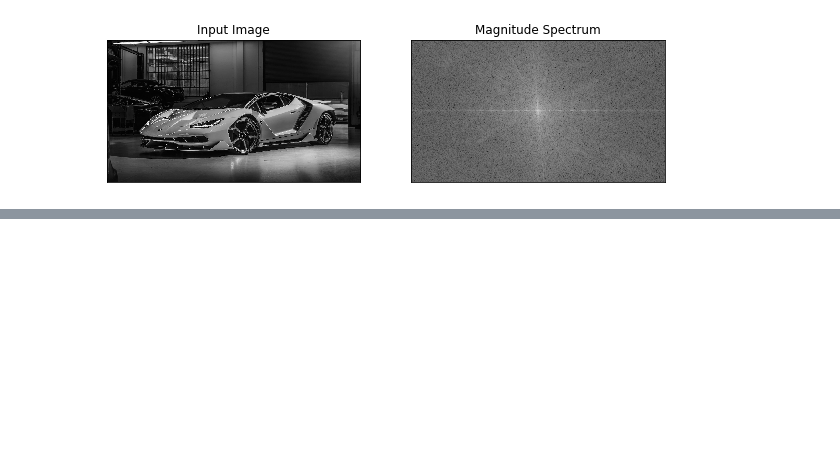
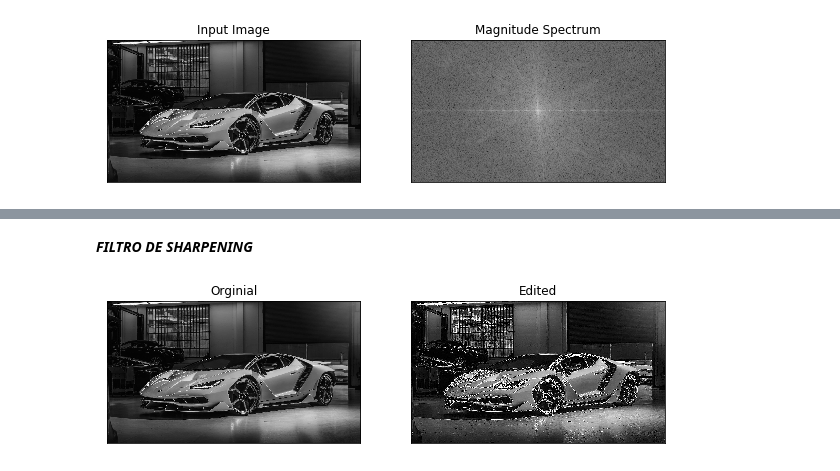
Before and after one commit to jej24/LAB_CLASS_f_espac, a Jupyter notebook: Lab1_class.ipynb, the cells around one changed output, grey strips where cells are left out. Saved outputs shown, nothing was run; the diff lists cells and outputs as text; code cells hidden in the pictures; blank space fills up the shorter version.

```diff
--- a/Lab1_class.ipynb
+++ b/Lab1_class.ipynb
@@ -58,0 +112,18 @@ display22(img, magnitude_spectrum, "Input Image", "Magnitude Spectrum")
+# %% [markdown]
+***FILTRO DE SHARPENING***
+# %%
+# Reading in and displaying our image
+img = cv2.imread("INTER.jpg",0)
+
+#create our sharpening kernel, it must equal to one eventually
+
+kernel_sharpening = np.array([[-1,-1,-1],
+                              [-1, 9,-1],
+                              [-1,-1,-1]])
+
+#applying the sharpening kernel to the input image & displaying it.
+
+sharpened = cv2.filter2D(img, -1, kernel_sharpening)
+display22(img, sharpened)
+# %% [output]
+[figure, added]
```
Also changed, not shown: parts of 8 cells of this notebook.
